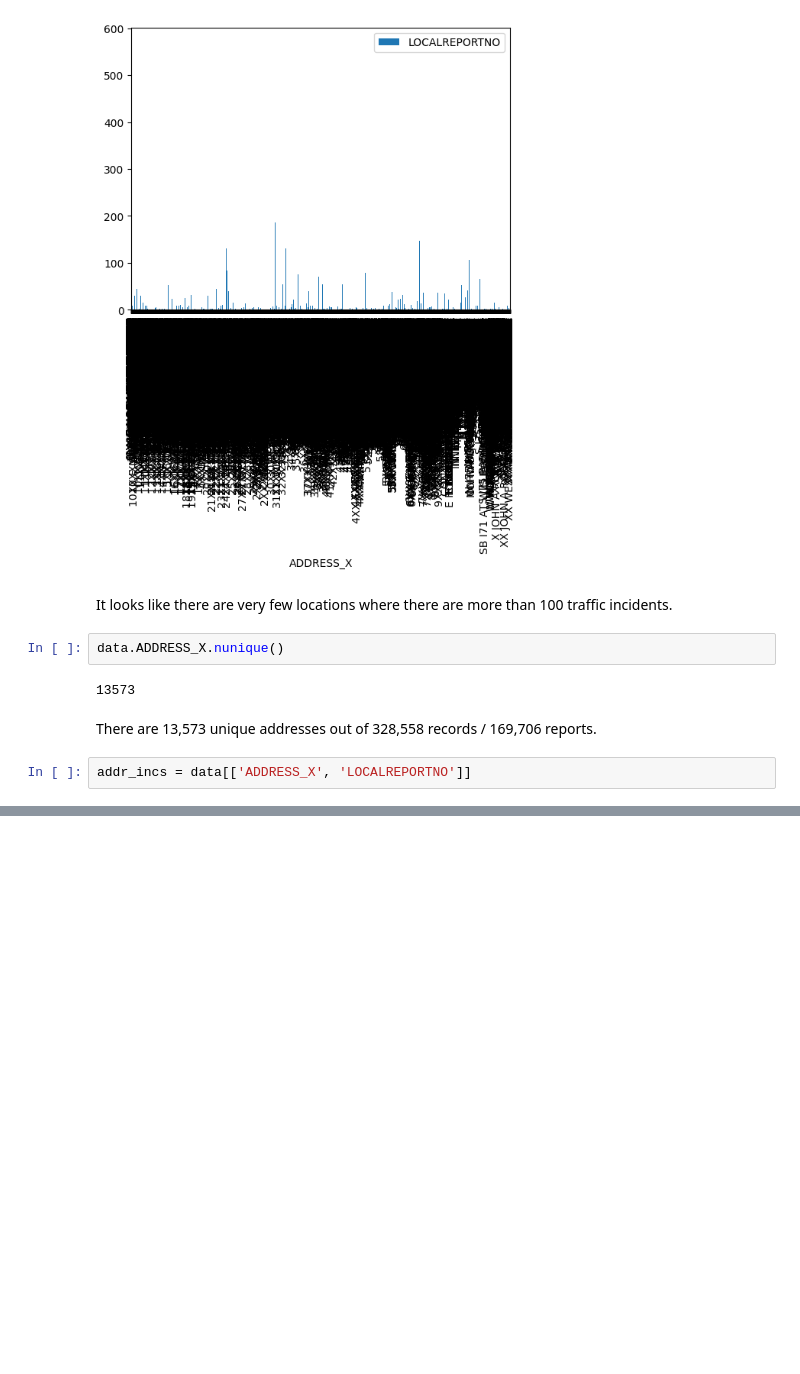
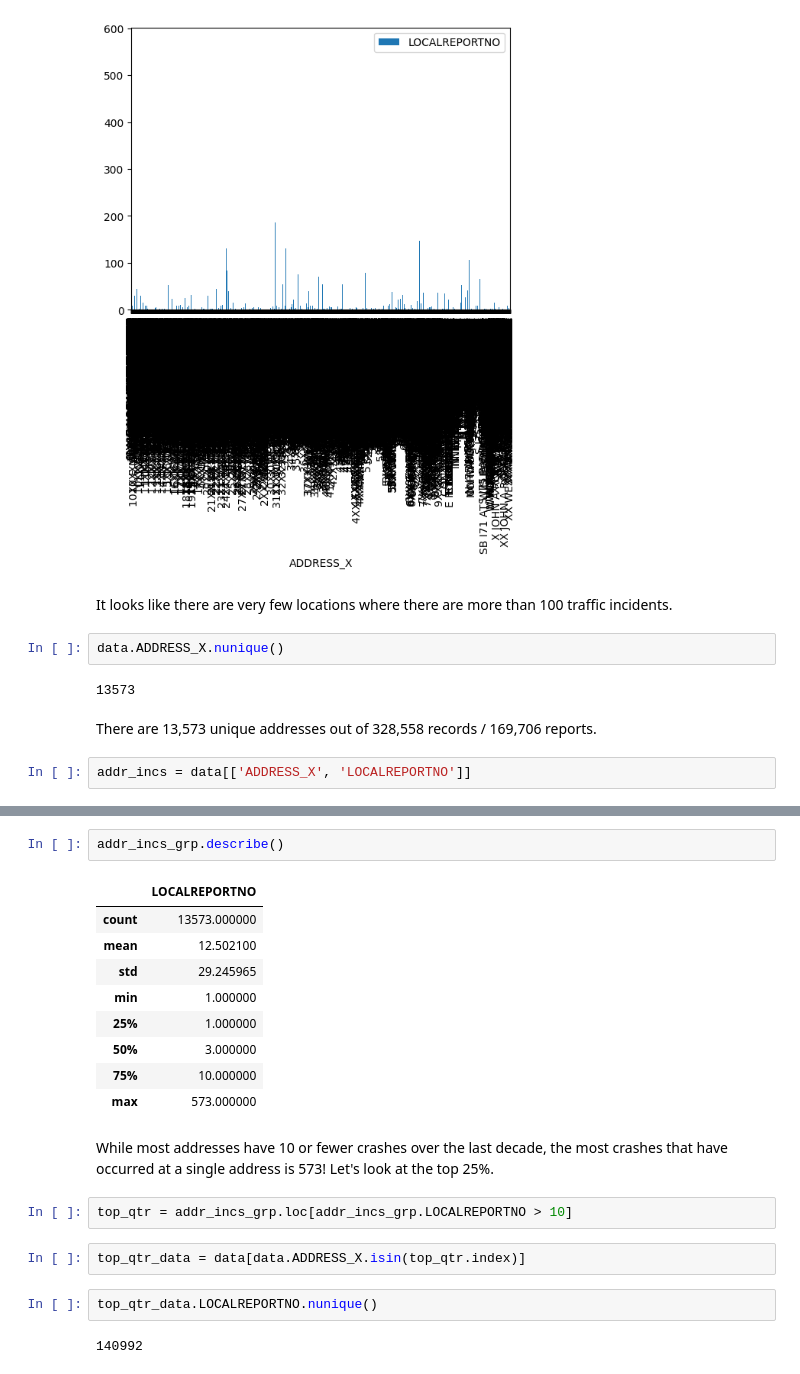
Before and after one commit to erntan/traffic_cincy, a Jupyter notebook: 00_crash_data.ipynb, the cells around one changed output, grey strips where cells are left out. Saved outputs shown, nothing was run; the diff lists cells and outputs as text; blank space fills up the shorter version.

```diff
--- a/00_crash_data.ipynb
+++ b/00_crash_data.ipynb
@@ -491,0 +495,22 @@ addr_incs.groupby('ADDRESS_X').nunique().plot(kind='bar')
+# %%
+addr_incs_grp.describe()
+# %% [output]
+|  | LOCALREPORTNO |
+| count | 13573.000000 |
+| mean | 12.502100 |
+| std | 29.245965 |
+| min | 1.000000 |
+| 25% | 1.000000 |
+| 50% | 3.000000 |
+| 75% | 10.000000 |
+| max | 573.000000 |
+# %% [markdown]
+While most addresses have 10 or fewer crashes over the last decade, the most crashes that have occurred at a single address is 573! Let's look at the top 25%.
+# %%
+top_qtr = addr_incs_grp.loc[addr_incs_grp.LOCALREPORTNO > 10]
+# %%
+top_qtr_data = data[data.ADDRESS_X.isin(top_qtr.index)]
+# %%
+top_qtr_data.LOCALREPORTNO.nunique()
+# %% [output]
+140992
```
Also changed, not shown: parts of 5 cells of this notebook.
